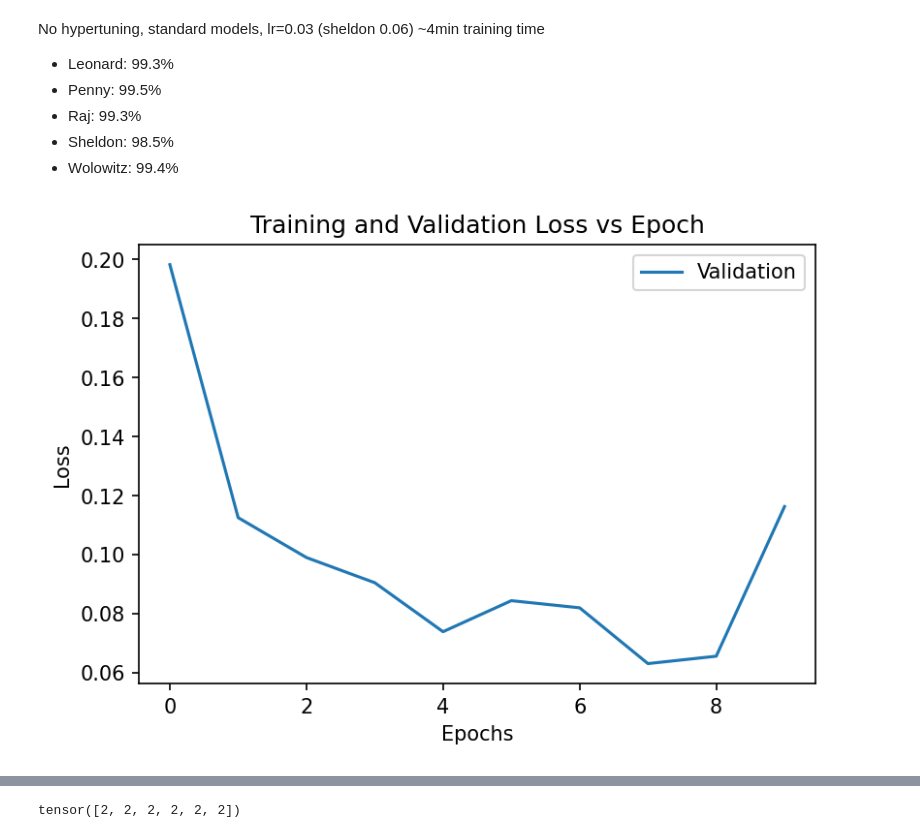
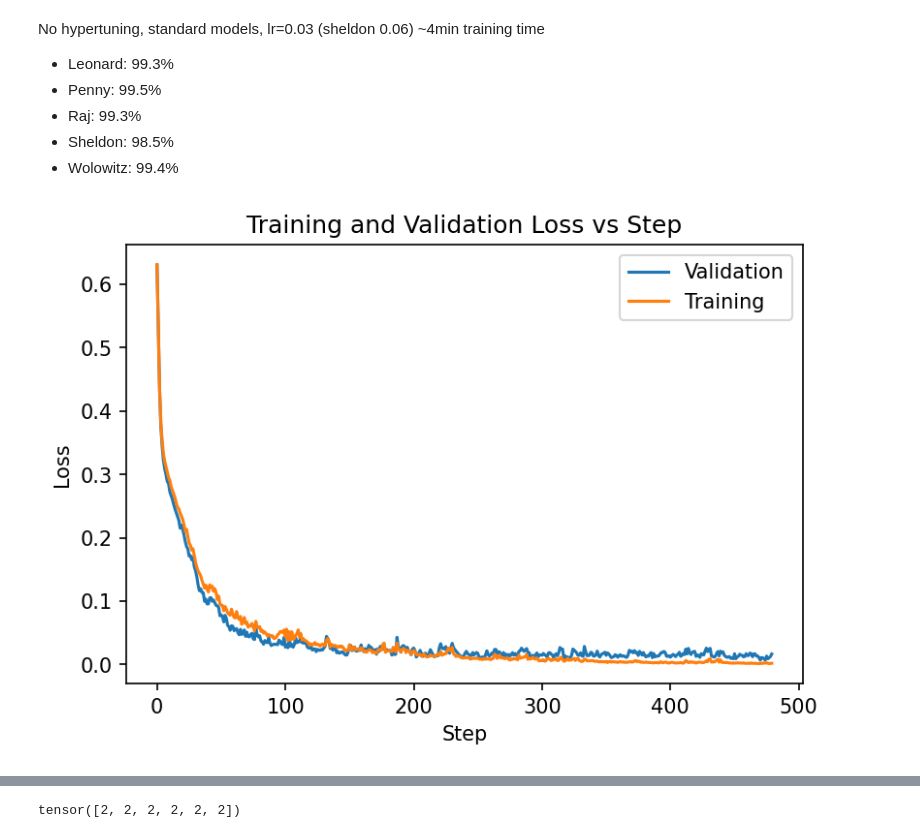
Before and after one commit to ece324-2020/FaceTime, a Jupyter notebook: notebook.ipynb, the cells around one changed output, grey strips where cells are left out. Cells and saved outputs as stored; diff of their text form; code cells hidden in the pictures.

```diff
--- a/notebook.ipynb
+++ b/notebook.ipynb
@@ -30,7 +30,7 @@ random.seed(seed)
 import matplotlib as mpl
 mpl.rcParams['figure.dpi'] = 150
 
-batch_size = 64
+batch_size = 32
 img_size = 180
 
 if torch.cuda.is_available():
@@ -132,7 +132,7 @@ classes = imageDataset.classes
 <rich.jupyter.JupyterRenderable at 0x...>
 # %%
 loader = torch.utils.data.DataLoader(imageDataset,
-                         batch_size=32,
+                         batch_size=batch_size,
                          shuffle=False)
 
 mean = 0.0
@@ -229,11 +229,11 @@ def load_fulldata(img_size, desired=None):
 # fulldataset = load_fulldata(img_size)
 # %%
 
-def get_loaders(data):
+def get_loaders(data, batch_size):
     n = len(data)
-    n_train = int(0.7 * n)
-    n_valid = int(0.15 * n)
-    n_test  = int(0.15 * n)
+    n_train = int(0.95 * n)
+    n_valid = int(0.05 * n)
+    n_test  = int(0.0 * n)
 
     random.shuffle(data.imgs)
 
@@ -254,0 +344,13 @@ def get_loaders(data):
+# %%
+# {'Extra': 0, 'Leonard': 1, 'Other': 2, 'Penny': 3, 'Raj': 4, 'Sheldon': 5, 'Wolowitz': 6}
+fulldataset = load_fulldata(img_size, desired)
+# print (fulldataset)
+train_loader, valid_loader, test_loader = get_loaders(fulldataset, batch_size)
+desired =  6
+
+
+d = iter(train_loader)
+
+images, labels = d.next()
+imm = images[0]
+imshow(torchvision.utils.make_grid(imm))
@@ -731,15 +585,15 @@ No hypertuning, standard models, lr=0.03 (sheldon 0.06)
 # %%
 nRec = range(len(vlosses))
 plt.plot(nRec, vlosses, label="Validation")
 plt.plot(nRec, tlosses, label="Training")
-plt.title("Training and Validation Loss vs Epoch")
-plt.xlabel("Epochs")
+plt.title("Training and Validation Loss vs Step")
+plt.xlabel("Step")
 plt.ylabel("Loss")
 plt.legend()
 plt.savefig('Loss.jpg')
 plt.show()
 # %% [output]
-[figure, old version]
+[figure, new version]
 # %%
 nRec = range(len(vaccs))
 plt.plot(nRec, vaccs, label="Validation")
```
Also changed, not shown: parts of 21 cells of this notebook, 1 other file.
